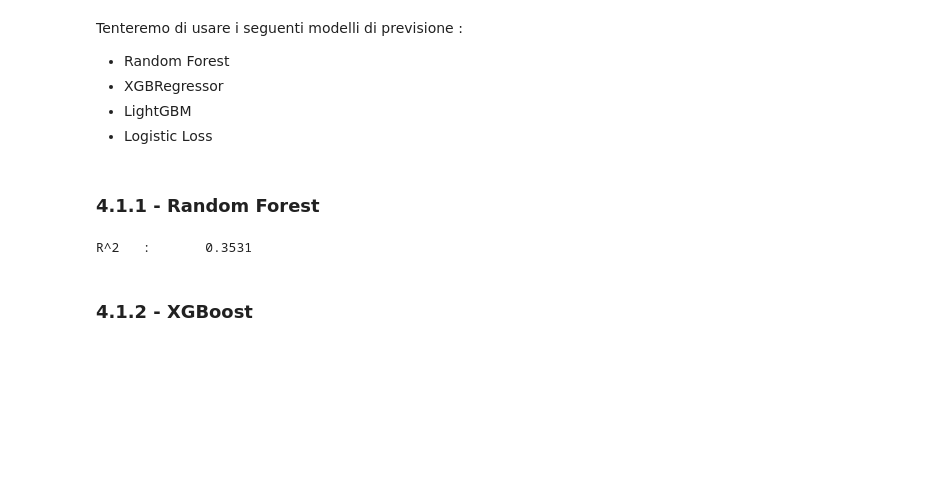
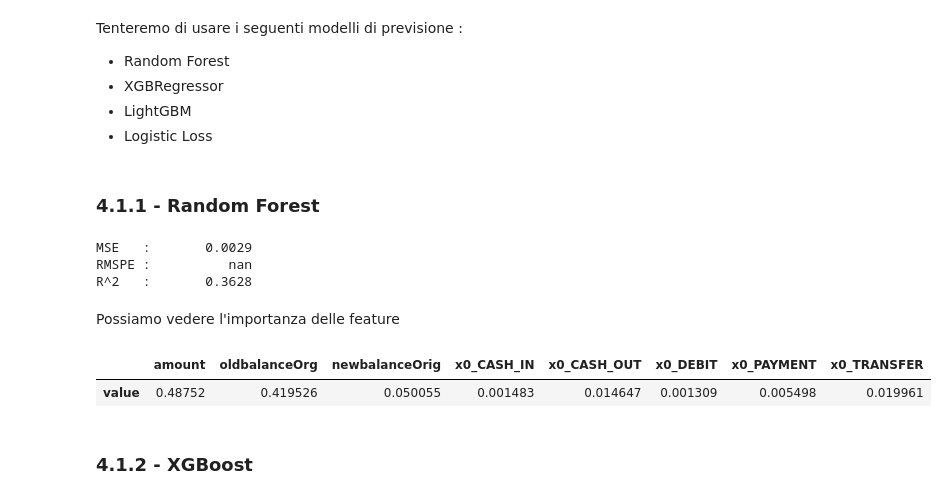
Before and after one commit to FedericoCampanozzi/FraudDetection, a Jupyter notebook: code/main.ipynb, the cells around one changed output. Drawn from its saved outputs; the diff is of its cells as text; code cells hidden in the pictures; blank space fills up the shorter version.

```diff
--- a/code/main.ipynb
+++ b/code/main.ipynb
@@ -278,9 +284,18 @@ model = Pipeline([
                                                     n_jobs=-1))
 ])
 model.fit(X_train, y_train.values.ravel())
-print_eval_base(X_val, y_val, model)
+print_eval_regressor(X_val, y_val.values.ravel(), model)
 # %% [output]
-R^2   :       0.3531
+MSE   :       0.0029
+RMSPE :          nan
+R^2   :       0.3628
+# %% [markdown]
+Possiamo vedere l'importanza delle feature
+# %%
+pd.DataFrame(model.named_steps["RandomForestRegressor"].feature_importances_,index=f_names,columns=["value"]).T
+# %% [output]
+|  | amount | oldbalanceOrg | newbalanceOrig | x0_CASH_IN | x0_CASH_OUT | x0_DEBIT | x0_PAYMENT | x0_TRANSFER |
+| value | 0.48752 | 0.419526 | 0.050055 | 0.001483 | 0.014647 | 0.001309 | 0.005498 | 0.019961 |
 # %% [markdown]
 ### 4.1.2 - XGBoost
 # %%
```
Also changed, not shown: parts of 15 cells of this notebook.
